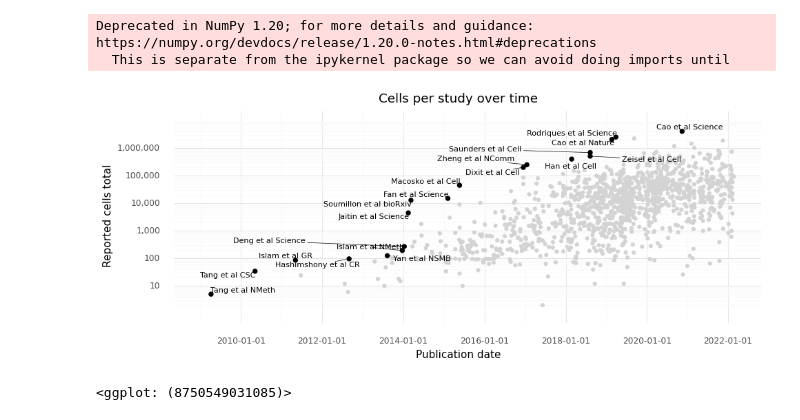
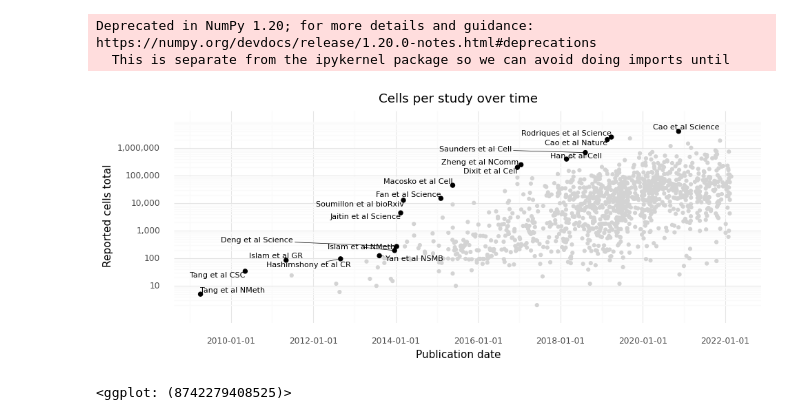
Before and after one commit to vals/single-cell-studies, a Jupyter notebook: 201109_Make_records_figure.ipynb, the cells around one changed output. Drawn from its saved outputs; the diff is of its cells as text; code cells hidden in the pictures.

```diff
--- a/201109_Make_records_figure.ipynb
+++ b/201109_Make_records_figure.ipynb
@@ -10,7 +12,7 @@ from datetime import datetime
 # %% [output]
 Populating the interactive namespace from numpy and matplotlib
 # %%
-data = pd.read_csv('http://nxn.se/single-cell-studies/data.tsv', sep='\t')
+data = pd.read_csv('https://nxn.se/single-cell-studies/data.tsv', sep='\t')
 data['Date'] = data['Date'].pipe(pd.to_datetime, format='%Y%m%d')
 data['Reported cells total'] = data['Reported cells total'].str.replace(',', '').map(np.float)
 # %% [output]
@@ -33,33 +35,33 @@ df.query('`Record breaker` == True');
 # %%
 p.options.figure_size = (11, 4)
 
 fig =  (
     p.ggplot(p.aes(x = 'Date', y = 'Reported cells total'), df)
     + p.geom_point(color = 'lightgrey')
     + p.geom_point(size = 2, color = 'black', data = df.query('`Record breaker` == True'))
     + p.geom_text(
         p.aes(label = 'Shorthand'),
         data = df.query('`Record breaker` == True'),
         size = 8,
         adjust_text = {
             'expand_points': (1, 1.1),
             'expand_text': (1.5, 1.05),
             'arrowprops': {
                 'arrowstyle': '-',
                 'color': 'black',
                 'lw': 0.5,
                 'zorder': 0
             },
             'autoalign': 'y',
         }
     )
     + p.scale_y_log10(breaks = [1e1, 1e2, 1e3, 1e4, 1e5, 1e6], limits = (1, 1e7), labels = comma_format())
-    + p.scale_x_datetime(limits = (datetime(2009, 1, 1), datetime(2022, 3, 1)))
+    + p.scale_x_datetime()
     + p.theme_minimal()
     + p.labs(title = 'Cells per study over time', x = 'Publication date')
 )
 
 fig
 # %% [output]
-[figure, old version]
+[figure, new version]
-<ggplot: (8750549031085)>
+<ggplot: (8742279408525)>
```
Also changed, not shown: parts of 1 cell of this notebook.
